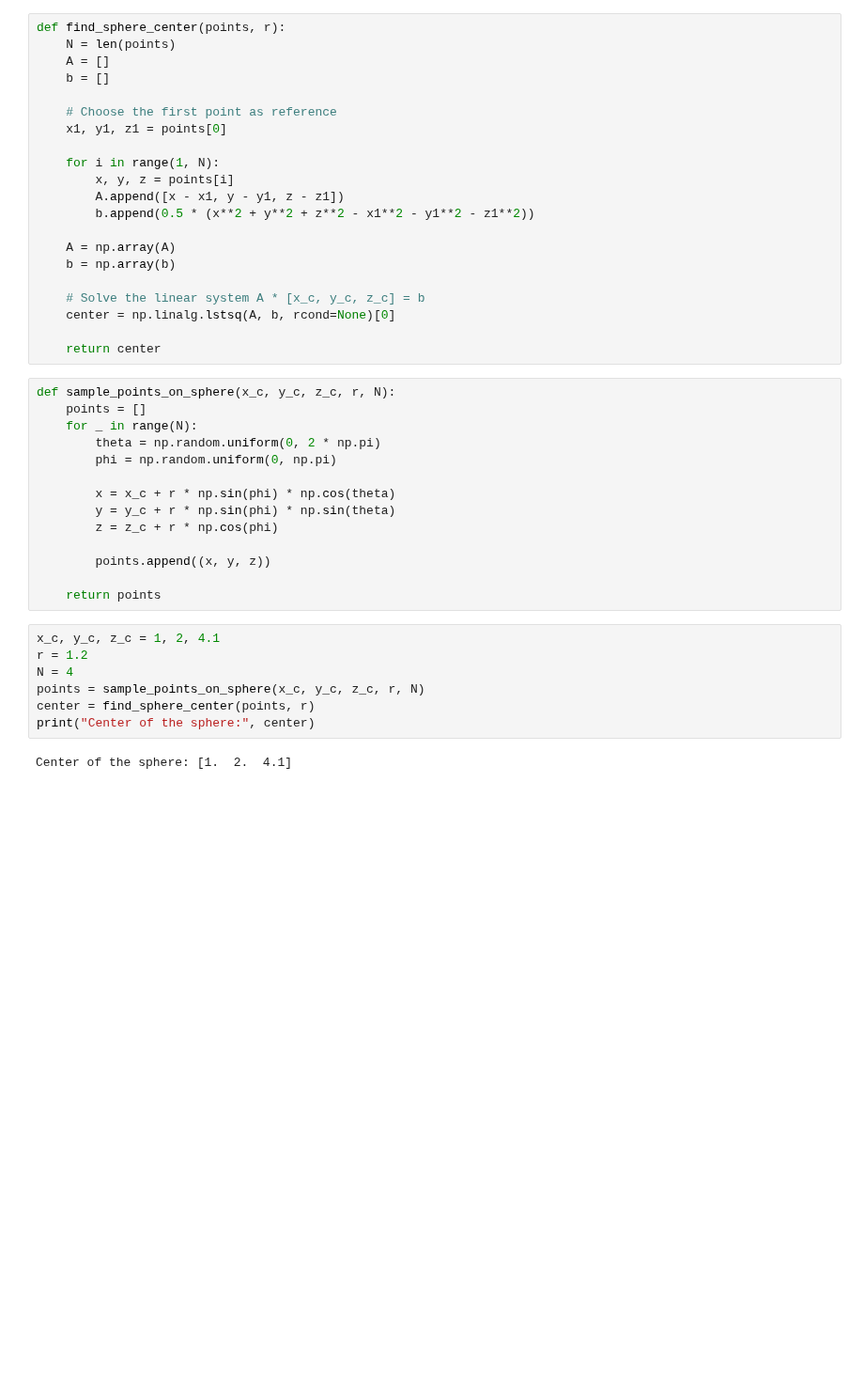
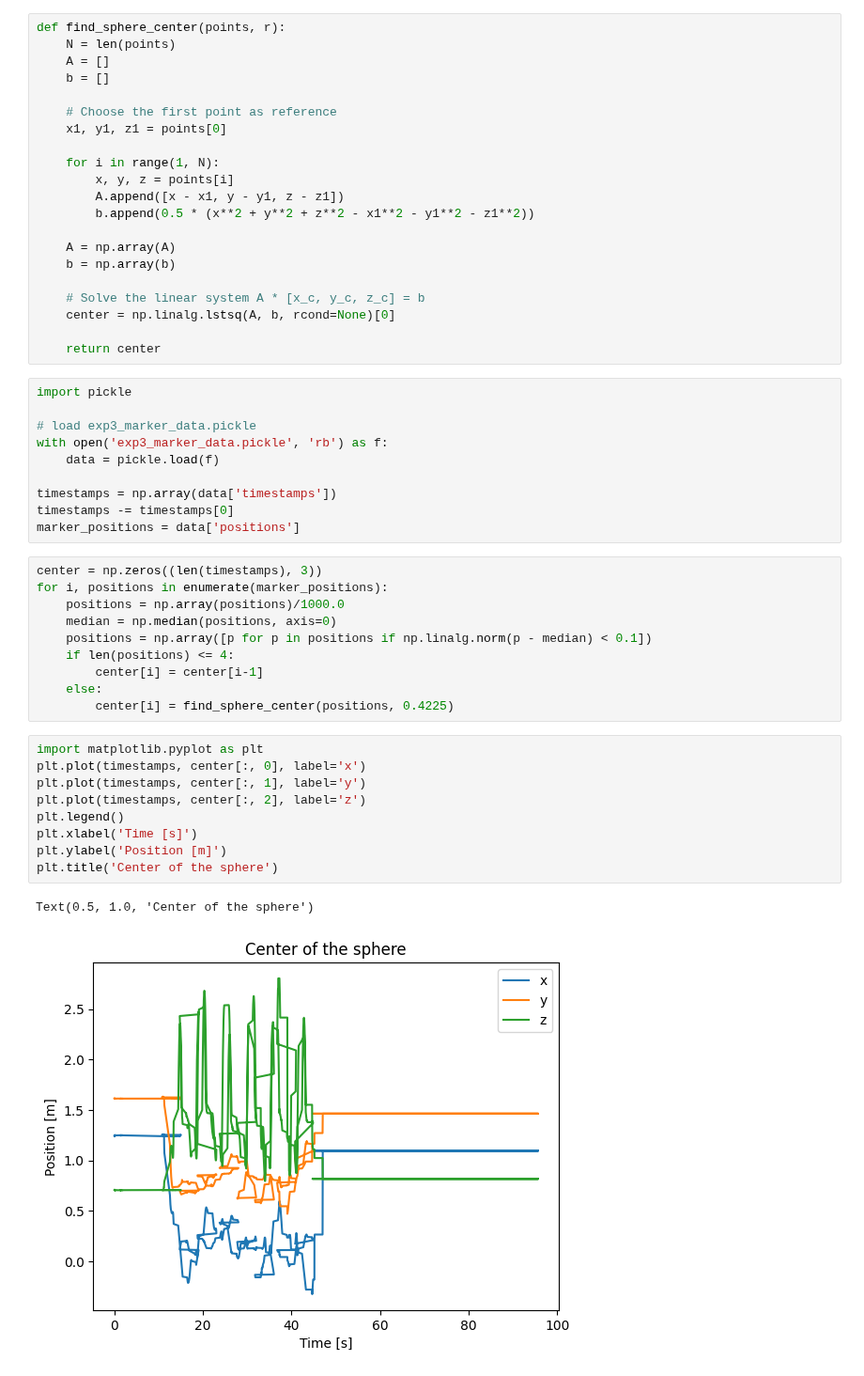
Before and after one commit to shiqingw/HOCBF-FR3-Experiments, a Jupyter notebook: exp3_ball_center.ipynb, the cells around one changed output. Shown at 94% size. Saved outputs shown, nothing was run; the diff lists cells and outputs as text; blank space fills up the shorter version.

Commit message:
marker trajectories

```diff
--- a/exp3_ball_center.ipynb
+++ b/exp3_ball_center.ipynb
@@ -21,26 +21,35 @@ def find_sphere_center(points, r):
     center = np.linalg.lstsq(A, b, rcond=None)[0]
 
     return center
-# %%
-def sample_points_on_sphere(x_c, y_c, z_c, r, N):
-    points = []
-    for _ in range(N):
-        theta = np.random.uniform(0, 2 * np.pi)
-        phi = np.random.uniform(0, np.pi)
-
-        x = x_c + r * np.sin(phi) * np.cos(theta)
-        y = y_c + r * np.sin(phi) * np.sin(theta)
-        z = z_c + r * np.cos(phi)
-
-        points.append((x, y, z))
-
-    return points
-# %%
-x_c, y_c, z_c = 1, 2, 4.1
-r = 1.2
-N = 4
-points = sample_points_on_sphere(x_c, y_c, z_c, r, N)
-center = find_sphere_center(points, r)
-print("Center of the sphere:", center)
-# %% [output]
-Center of the sphere: [1.  2.  4.1]
+# %%
+import pickle
+
+# load exp3_marker_data.pickle
+with open('exp3_marker_data.pickle', 'rb') as f:
+    data = pickle.load(f)
+
+timestamps = np.array(data['timestamps'])
+timestamps -= timestamps[0]
+marker_positions = data['positions']
+# %%
+center = np.zeros((len(timestamps), 3))
+for i, positions in enumerate(marker_positions):
+    positions = np.array(positions)/1000.0
+    median = np.median(positions, axis=0)
+    positions = np.array([p for p in positions if np.linalg.norm(p - median) < 0.1])
+    if len(positions) <= 4:
+        center[i] = center[i-1]
+    else:
+        center[i] = find_sphere_center(positions, 0.4225)
+# %%
+import matplotlib.pyplot as plt
+plt.plot(timestamps, center[:, 0], label='x')
+plt.plot(timestamps, center[:, 1], label='y')
+plt.plot(timestamps, center[:, 2], label='z')
+plt.legend()
+plt.xlabel('Time [s]')
+plt.ylabel('Position [m]')
+plt.title('Center of the sphere')
+# %% [output]
+Text(0.5, 1.0, 'Center of the sphere')
+[figure, added]
```
Also changed, not shown: 6 other files.
